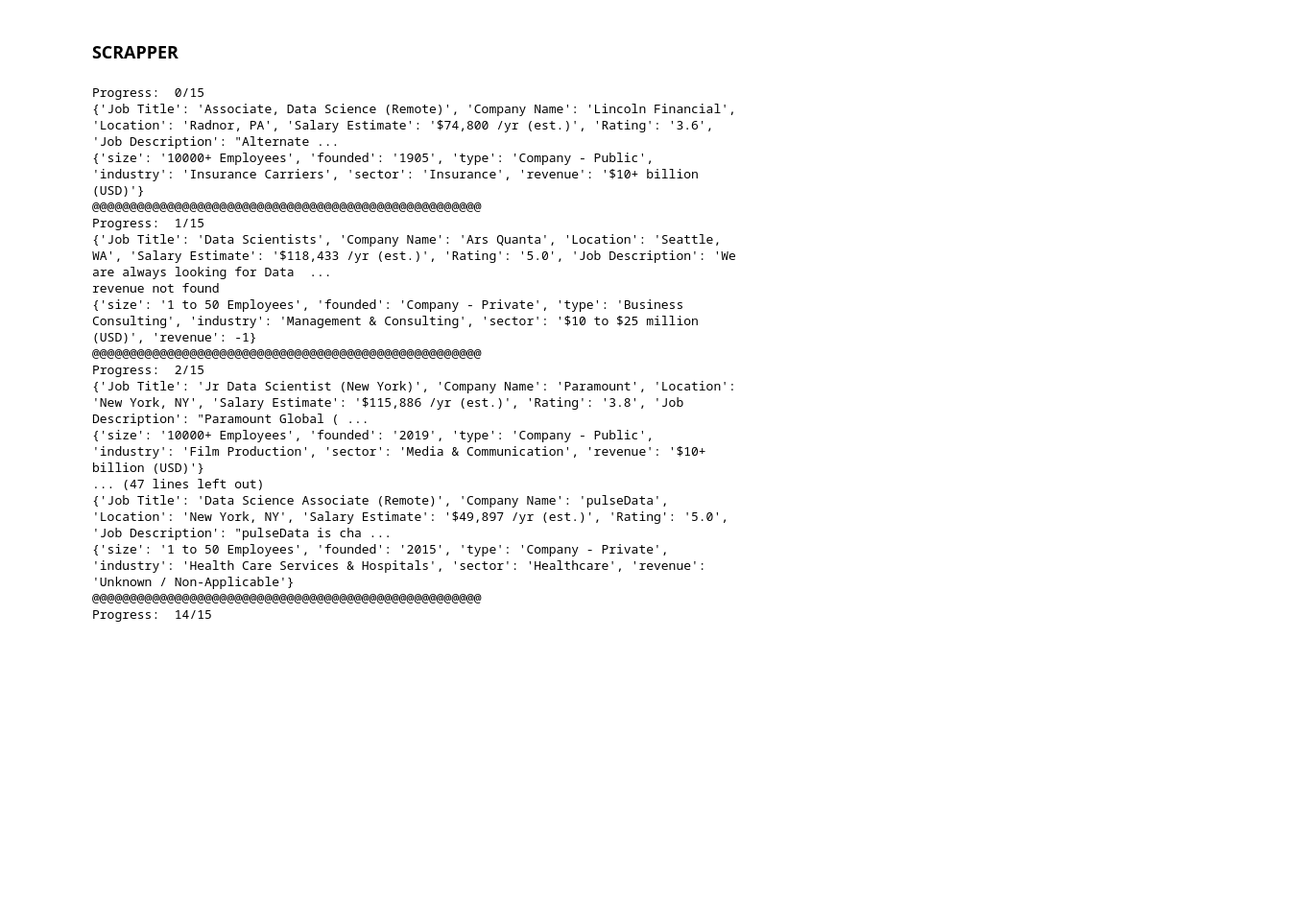
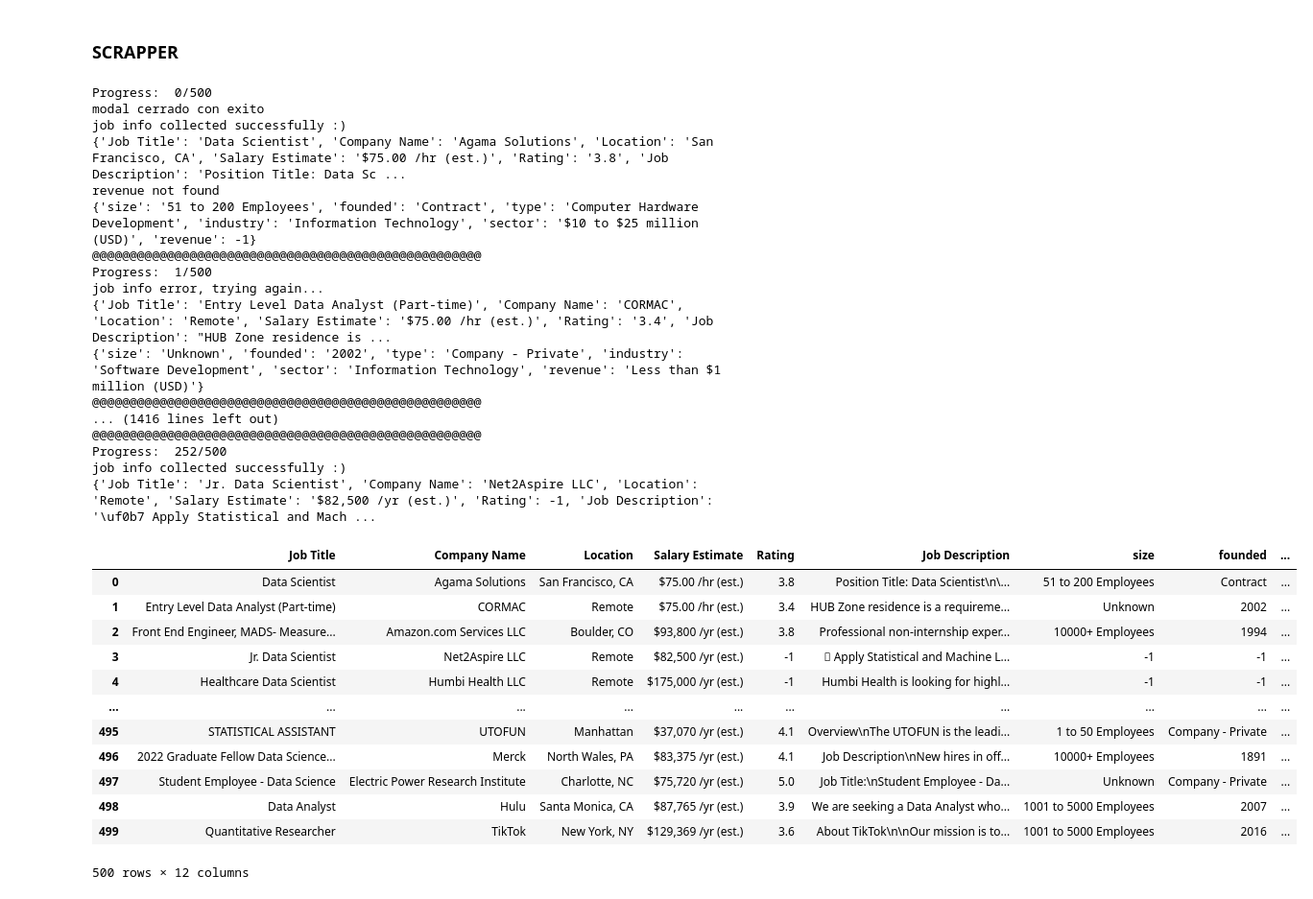
Before and after one commit to EiderDiaz/data_wrangling_scrapp, a Jupyter notebook: scrapper_glassdor.ipynb, the cells around one changed output. Shown: that part at 96% size. Drawn from its saved outputs; the diff is of its cells as text; code cells hidden in the pictures; blank space fills up the shorter version.

Commit message:
scrapped and cleaned 500 jobs
final scrapper ready, scrapped 500 data science jobs into jobs.csv, cleaned with data_cleanning.ipynb and saved into salary_data_cleaned.csv

```diff
--- a/scrapper_glassdor.ipynb
+++ b/scrapper_glassdor.ipynb
@@ -13,6 +13,22 @@ https://sites.google.com/chromium.org/driver/downloads
 # %% [markdown]
 ### helper functions
 # %%
+def init_scrapper(driverpath,keyword,headless = False ):
+    """"initialize the glassdor scrapper given a job keyword"""
+    # Initializing the webdriver
+    options = webdriver.ChromeOptions()
+
+    #Uncomment the line below if you'd like to scrape without a new Chrome window every time.
+    if headless: options.add_argument('headless')
+
+    #Change the path to where chromedriver is in your home folder.
+    driver = webdriver.Chrome(executable_path=driverpath, options=options)
+    url = "https://www.glassdoor.com/Job/jobs.htm?suggestCount=0&suggestChosen=false&clickSource=searchBtn&typedKeyword="+keyword+"&sc.keyword="+keyword+"&locT=&locId=&jobType="
+    driver.get(url)
+
+    return driver
+
+
 def get_companyname_rating(company_name):
     """gets the company name and (if exist) gets the company rating too"""
     splited = company_name.split("\n")
@@ -40,3 +56,15 @@ def get_company_overview_data(Company_Overview):
             print(f"{key} not found")
             Company_Overview_dict[key] = -1
     return Company_Overview_dict
+
+
+def response_to_dataframe(list_of_dicts,filename):
+  """cast list of dict into df, if filename is specified exports the csv """
+  df = pd.DataFrame(list_of_dicts)
+  if filename:
+    df.to_csv(f'./{filename}.csv')
+  return df
+# %%
+path = "/opt/homebrew/bin/chromedriver"
+keyword = "data science"
+driver = init_scrapper(path,keyword)
@@ -158,30 +173,42 @@ def get_jobs(keyword, num_jobs, verbose, path, slp_time):
 # %%
-
+# https://stackoverflow.com/questions/60362018/macos-catalinav-10-15-3-error-chromedriver-cannot-be-opened-because-the-de
 path = "/opt/homebrew/bin/chromedriver"
 keyword = "data science"
-num_jobs = 15
-slp_time = 5
+num_jobs = 500
+slp_time = 3
 verbose = True
+failsafe = True
 
-
-
-df = get_jobs(keyword, num_jobs, verbose, path, slp_time)
+df = get_jobs(keyword, num_jobs, verbose, path, slp_time,failsafe)
 df
 # %% [output]
-Progress:  0/15
-{'Job Title': 'Associate, Data Science (Remote)', 'Company Name': 'Lincoln Financial', 'Location': 'Radnor, PA', 'Salary Estimate': '$74,800 /yr (est.)', 'Rating': '3.6', 'Job Description': "Alternate ...
-{'size': '10000+ Employees', 'founded': '1905', 'type': 'Company - Public', 'industry': 'Insurance Carriers', 'sector': 'Insurance', 'revenue': '$10+ billion (USD)'}
+Progress:  0/500
+modal cerrado con exito
+job info collected successfully :)
+{'Job Title': 'Data Scientist', 'Company Name': 'Agama Solutions', 'Location': 'San Francisco, CA', 'Salary Estimate': '$75.00 /hr (est.)', 'Rating': '3.8', 'Job Description': 'Position Title: Data Sc ...
+revenue not found
+{'size': '51 to 200 Employees', 'founded': 'Contract', 'type': 'Computer Hardware Development', 'industry': 'Information Technology', 'sector': '$10 to $25 million (USD)', 'revenue': -1}
 @@@@@@@@@@@@@@@@@@@@@@@@@@@@@@@@@@@@@@@@@@@@@@@@@@@@
-Progress:  1/15
-{'Job Title': 'Data Scientists', 'Company Name': 'Ars Quanta', 'Location': 'Seattle, WA', 'Salary Estimate': '$118,433 /yr (est.)', 'Rating': '5.0', 'Job Description': 'We are always looking for Data  ...
-revenue not found
-{'size': '1 to 50 Employees', 'founded': 'Company - Private', 'type': 'Business Consulting', 'industry': 'Management & Consulting', 'sector': '$10 to $25 million (USD)', 'revenue': -1}
+Progress:  1/500
+job info error, trying again...
+{'Job Title': 'Entry Level Data Analyst (Part-time)', 'Company Name': 'CORMAC', 'Location': 'Remote', 'Salary Estimate': '$75.00 /hr (est.)', 'Rating': '3.4', 'Job Description': "HUB Zone residence is ...
+{'size': 'Unknown', 'founded': '2002', 'type': 'Company - Private', 'industry': 'Software Development', 'sector': 'Information Technology', 'revenue': 'Less than $1 million (USD)'}
 @@@@@@@@@@@@@@@@@@@@@@@@@@@@@@@@@@@@@@@@@@@@@@@@@@@@
-Progress:  2/15
-{'Job Title': 'Jr Data Scientist (New York)', 'Company Name': 'Paramount', 'Location': 'New York, NY', 'Salary Estimate': '$115,886 /yr (est.)', 'Rating': '3.8', 'Job Description': "Paramount Global ( ...
-{'size': '10000+ Employees', 'founded': '2019', 'type': 'Company - Public', 'industry': 'Film Production', 'sector': 'Media & Communication', 'revenue': '$10+ billion (USD)'}
-... (47 lines left out)
-{'Job Title': 'Data Science Associate (Remote)', 'Company Name': 'pulseData', 'Location': 'New York, NY', 'Salary Estimate': '$49,897 /yr (est.)', 'Rating': '5.0', 'Job Description': "pulseData is cha ...
-{'size': '1 to 50 Employees', 'founded': '2015', 'type': 'Company - Private', 'industry': 'Health Care Services & Hospitals', 'sector': 'Healthcare', 'revenue': 'Unknown / Non-Applicable'}
+... (1416 lines left out)
 @@@@@@@@@@@@@@@@@@@@@@@@@@@@@@@@@@@@@@@@@@@@@@@@@@@@
-Progress:  14/15
+Progress:  252/500
+job info collected successfully :)
+{'Job Title': 'Jr. Data Scientist', 'Company Name': 'Net2Aspire LLC', 'Location': 'Remote', 'Salary Estimate': '$82,500 /yr (est.)', 'Rating': -1, 'Job Description': '\uf0b7 Apply Statistical and Mach ...
+|  | Job Title | Company Name | Location | Salary Estimate | Rating | Job Description | size | founded | ... |
+| 0 | Data Scientist | Agama Solutions | San Francisco, CA | $75.00 /hr (est.) | 3.8 | Position Title: Data Scientist\n\... | 51 to 200 Employees | Contract | ... |
+| 1 | Entry Level Data Analyst (Part-time) | CORMAC | Remote | $75.00 /hr (est.) | 3.4 | HUB Zone residence is a requireme... | Unknown | 2002 | ... |
+| 2 | Front End Engineer, MADS- Measure... | Amazon.com Services LLC | Boulder, CO | $93,800 /yr (est.) | 3.8 | Professional non-internship exper... | 10000+ Employees | 1994 | ... |
+| 3 | Jr. Data Scientist | Net2Aspire LLC | Remote | $82,500 /yr (est.) | -1 |  Apply Statistical and Machine L... | -1 | -1 | ... |
+| 4 | Healthcare Data Scientist | Humbi Health LLC | Remote | $175,000 /yr (est.) | -1 | Humbi Health is looking for highl... | -1 | -1 | ... |
+| ... | ... | ... | ... | ... | ... | ... | ... | ... | ... |
+| 495 | STATISTICAL ASSISTANT | UTOFUN | Manhattan | $37,070 /yr (est.) | 4.1 | Overview\nThe UTOFUN is the leadi... | 1 to 50 Employees | Company - Private | ... |
+| 496 | 2022 Graduate Fellow Data Science... | Merck | North Wales, PA | $83,375 /yr (est.) | 4.1 | Job Description\nNew hires in off... | 10000+ Employees | 1891 | ... |
+| 497 | Student Employee - Data Science | Electric Power Research Institute | Charlotte, NC | $75,720 /yr (est.) | 5.0 | Job Title:\nStudent Employee - Da... | Unknown | Company - Private | ... |
+| 498 | Data Analyst | Hulu | Santa Monica, CA | $87,765 /yr (est.) | 3.9 | We are seeking a Data Analyst who... | 1001 to 5000 Employees | 2007 | ... |
+| 499 | Quantitative Researcher | TikTok | New York, NY | $129,369 /yr (est.) | 3.6 | About TikTok\n\nOur mission is to... | 1001 to 5000 Employees | 2016 | ... |
+500 rows × 12 columns
```
Also changed, not shown: parts of 6 cells of this notebook, 5 other files.
